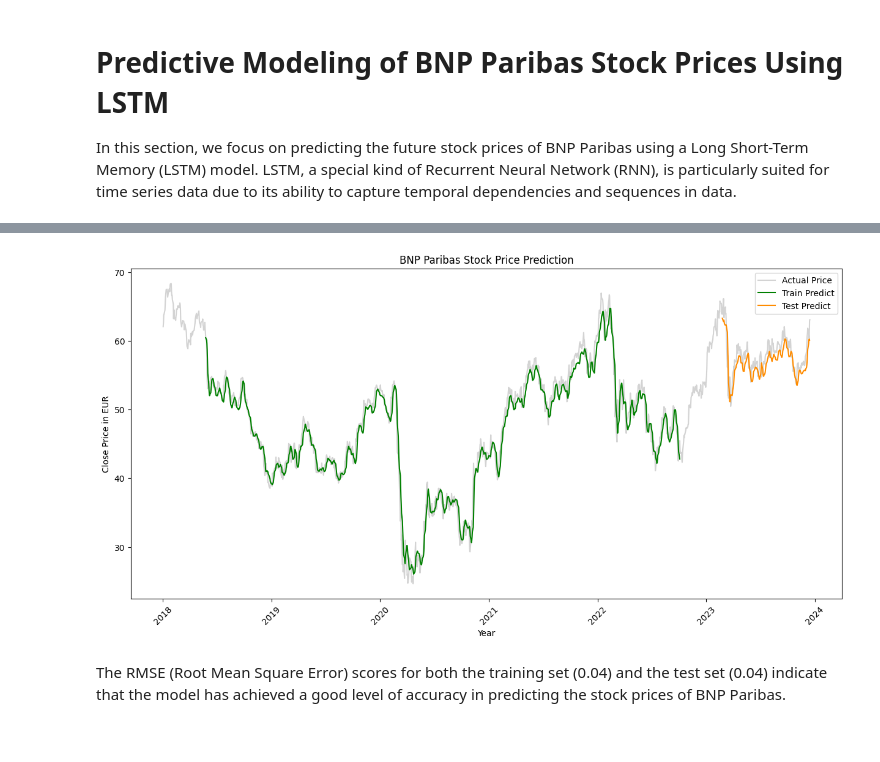
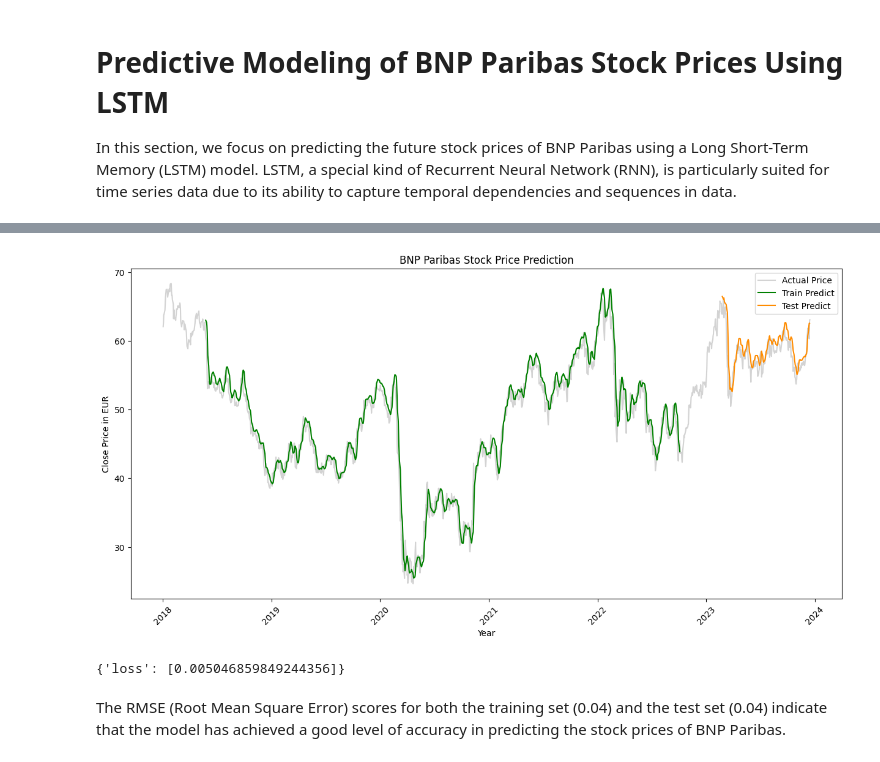
Before and after one commit to StephaneWamba/Machine-Learning-Finance, a Jupyter notebook: BNP_Paribas_Simplified_Stock_Prices_Analysis.ipynb, the cells around one changed output, grey strips where cells are left out. Cells and saved outputs as stored; diff of their text form; code cells hidden in the pictures.

```diff
--- a/BNP_Paribas_Simplified_Stock_Prices_Analysis.ipynb
+++ b/BNP_Paribas_Simplified_Stock_Prices_Analysis.ipynb
@@ -377,13 +361,9 @@ The combined chart for Operating and Free Cash Flow shows significant fluctuatio
 
 In this section, we focus on predicting the future stock prices of BNP Paribas using a Long Short-Term Memory (LSTM) model. LSTM, a special kind of Recurrent Neural Network (RNN), is particularly suited for time series data due to its ability to capture temporal dependencies and sequences in data.
 # %%
-import yfinance as yf
-import numpy as np
-import pandas as pd
 from sklearn.preprocessing import MinMaxScaler
 from tensorflow.keras.models import Sequential
 from tensorflow.keras.layers import LSTM, Dense
-import matplotlib.pyplot as plt
 import matplotlib.dates as mdates
 
 # Function to create dataset for LSTM
@@ -428,7 +408,7 @@ model.add(Dense(1))
 model.compile(optimizer='adam', loss='mean_squared_error')
 
 # Train the model
-model.fit(X_train, y_train, batch_size=1, epochs=1)
+history = model.fit(X_train, y_train, batch_size=1, epochs=1)
 
 # Predictions
 train_predict = model.predict(X_train)
@@ -456,8 +436,9 @@ plt.legend()
 plt.gca().xaxis.set_major_formatter(mdates.DateFormatter('%Y'))
 plt.gca().xaxis.set_major_locator(mdates.YearLocator())
 plt.xticks(rotation=45)
-plt.savefig('/content/drive/MyDrive/Colab Notebooks/bnp_paribas_stock_prices_predictions.png', dpi=300)
+plt.savefig('/content/drive/MyDrive/Colab Notebooks/bnp_paribas_stock_prices_prediction.png', dpi=300)
+plt.show()
 
-plt.show()
+print(history.history)
 # %% [output]
 [*********************100%%**********************]  1 of 1 completed
@@ -467,6 +448,7 @@ plt.show()
 Train Score: 0.04 RMSE
 Test Score: 0.04 RMSE
-[figure, old version]
+[figure, new version]
+{'loss': [0.005046859849244356]}
 # %% [markdown]
 The RMSE (Root Mean Square Error) scores for both the training set (0.04) and the test set (0.04) indicate that the model has achieved a good level of accuracy in predicting the stock prices of BNP Paribas.
 # %% [markdown]
```
Also changed, not shown: parts of 8 cells of this notebook.
